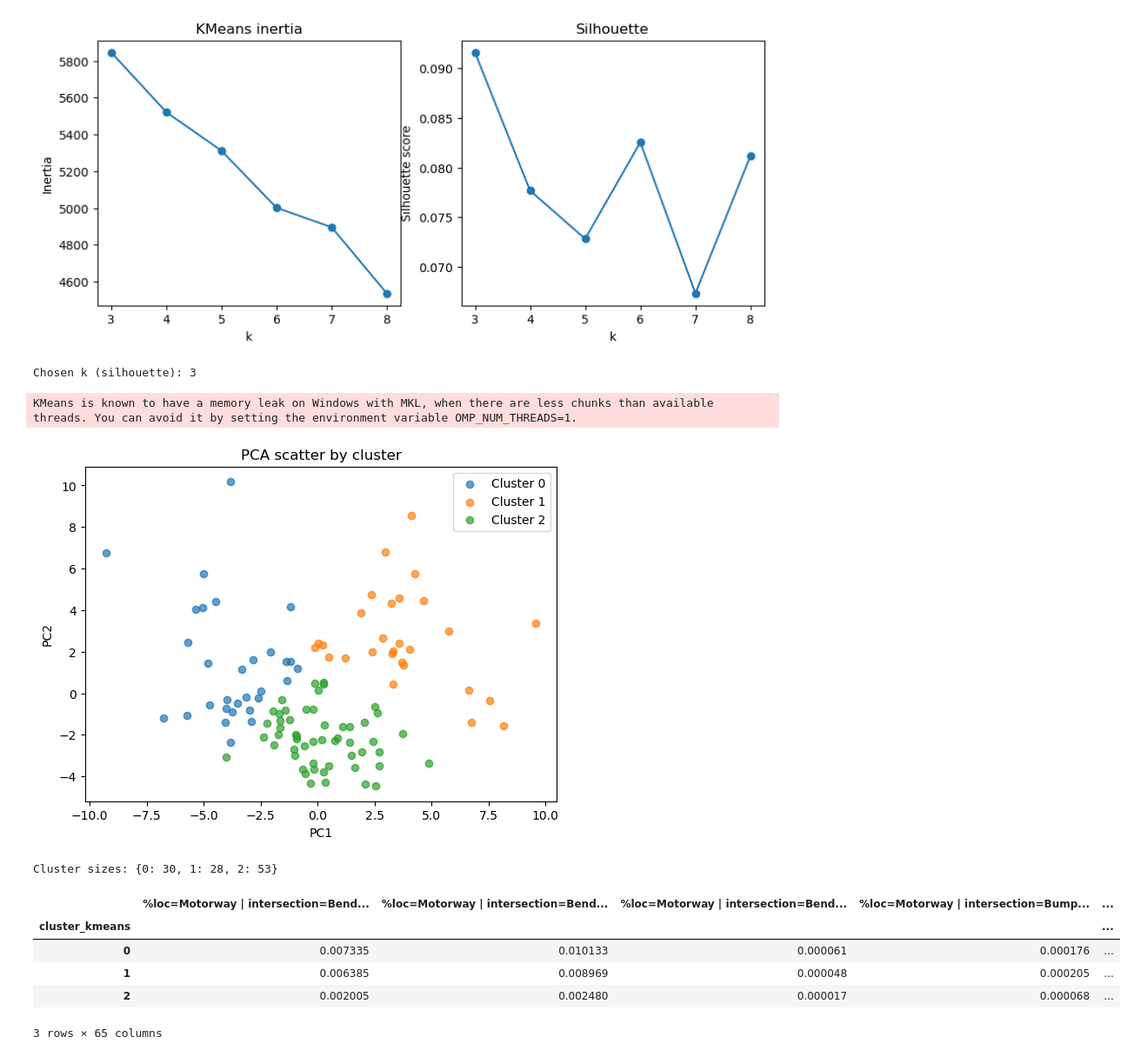
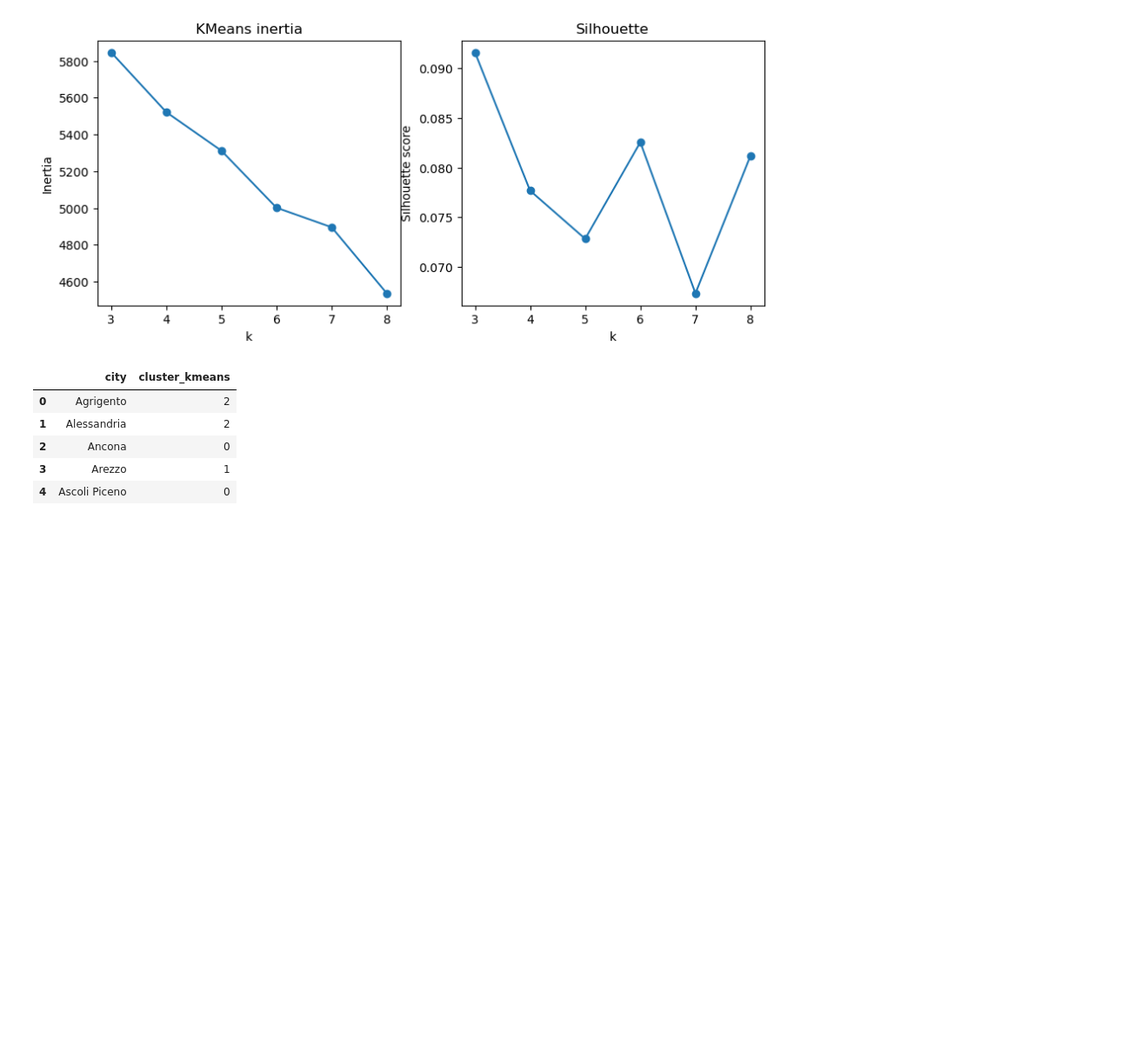
Before and after one commit to juanxgi83/juanxgi83.github.io, a Jupyter notebook: jupyter_notebooks/italy_road_accidents_municipalities_analyses.ipynb, the cells around one changed output. Shown at 87% size. Cells and saved outputs as stored; diff of their text form; code cells hidden in the pictures; blank space fills up the shorter version.

```diff
--- a/jupyter_notebooks/italy_road_accidents_municipalities_analyses.ipynb
+++ b/jupyter_notebooks/italy_road_accidents_municipalities_analyses.ipynb
@@ -215,14 +178,13 @@ PCA explained variance ratio (first 5) [0.16873908 0.13201471 0.07926399 0.06198
 # %%
+# Select KMeans cluster count and assign clusters using PCA-reduced percent features
 import numpy as np
 import matplotlib.pyplot as plt
 from sklearn.metrics import silhouette_score
 
-# Use only percentage columns
 pct_cols_all = [c for c in combined_df.columns if isinstance(c, str) and c.startswith("%")]
 if not pct_cols_all:
     raise ValueError("No percentage columns found; rerun previous cells to create % columns.")
 
-# Drop zero-variance features
 X_df = combined_df[pct_cols_all]
 stds = X_df.std(axis=0)
 pct_cols_use = [c for c in pct_cols_all if stds[c] > 0]
@@ -230,12 +192,9 @@ if not pct_cols_use:
     raise ValueError("All % columns have zero variance.")
 
 X_use = X_df[pct_cols_use].fillna(0)
-
-# Standardize
 scaler_clu = StandardScaler()
 X_std_use = scaler_clu.fit_transform(X_use)
 
-# PCA diagnostics
 pca_full = PCA()
 pca_full.fit(X_std_use)
 ev = pca_full.explained_variance_ratio_
@@ -253,7 +212,6 @@ axes[1].set_xlabel("Component")
 axes[1].set_ylabel("Cumulative explained variance")
 plt.show()
 
-# KMeans model selection
 k_range = range(3, 9)
 inertias, silhouettes = [], []
 for k in k_range:
@@ -275,13 +233,11 @@ plt.show()
 
 valid_pairs = [(k, s) for k, s in zip(k_range, silhouettes) if not np.isnan(s)]
 best_k = max(valid_pairs, key=lambda t: t[1])[0] if valid_pairs else 3
-print(f"Chosen k (silhouette): {best_k}")
 
 km_final = KMeans(n_clusters=best_k, random_state=42, n_init=10)
 clusters = km_final.fit_predict(X_std_use)
 combined_df["cluster_kmeans"] = clusters
 
-# 2D PCA scatter for visualization
 pca2 = PCA(n_components=2)
 X_pca2 = pca2.fit_transform(X_std_use)
 scatter_df = pd.DataFrame({
@@ -292,19 +248,7 @@ scatter_df = pd.DataFrame({
     "city_total_15y": combined_df["city_total_15y"],
 })
 
-plt.figure(figsize=(7, 5))
-for cl in sorted(scatter_df["cluster"].unique()):
-    sub = scatter_df[scatter_df["cluster"] == cl]
-    plt.scatter(sub["pc1"], sub["pc2"], label=f"Cluster {cl}", alpha=0.7)
-plt.title("PCA scatter by cluster")
-plt.xlabel("PC1")
-plt.ylabel("PC2")
-plt.legend()
-plt.show()
-
-# Cluster centroids for percent features
-centroids = combined_df.groupby("cluster_kmeans")[pct_cols_use].mean()
-print("Cluster sizes:", combined_df["cluster_kmeans"].value_counts().sort_index().to_dict())
-display(centroids)
+best_k
+combined_df[["city", "cluster_kmeans"]].head()
 # %% [output]
 [figure]
@@ -327,11 +255,7 @@ KMeans is known to have a memory leak on Windows with MKL, when there are less c
 [figure]
-Chosen k (silhouette): 3
-KMeans is known to have a memory leak on Windows with MKL, when there are less chunks than available threads. You can avoid it by setting the environment variable OMP_NUM_THREADS=1.
-[figure, removed]
-Cluster sizes: {0: 30, 1: 28, 2: 53}
-|  | %loc=Motorway | intersection=Bend... | %loc=Motorway | intersection=Bend... | %loc=Motorway | intersection=Bend... | %loc=Motorway | intersection=Bump... | ... |
-| cluster_kmeans |  |  |  |  | ... |
-| 0 | 0.007335 | 0.010133 | 0.000061 | 0.000176 | ... |
-| 1 | 0.006385 | 0.008969 | 0.000048 | 0.000205 | ... |
-| 2 | 0.002005 | 0.002480 | 0.000017 | 0.000068 | ... |
+|  | city | cluster_kmeans |
+| 0 | Agrigento | 2 |
+| 1 | Alessandria | 2 |
+| 2 | Ancona | 0 |
+| 3 | Arezzo | 1 |
+| 4 | Ascoli Piceno | 0 |
-3 rows × 65 columns
```
Also changed, not shown: parts of 8 cells of this notebook, 7 other files.
